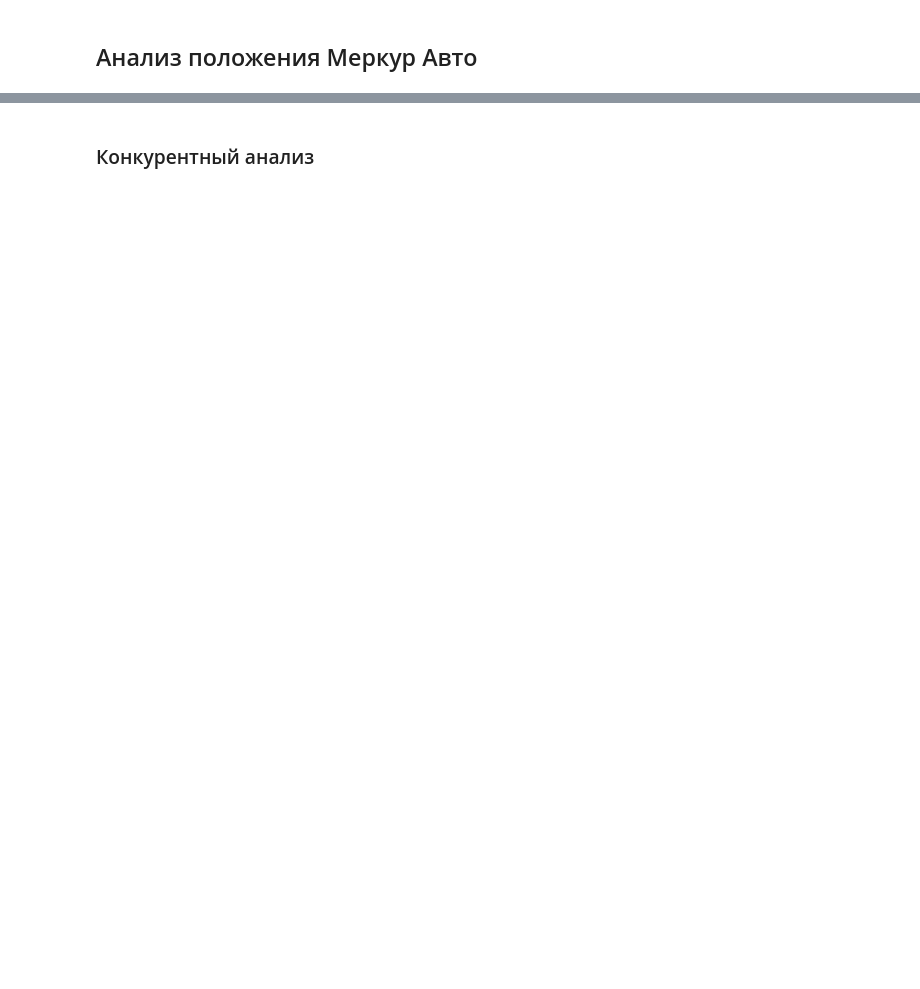
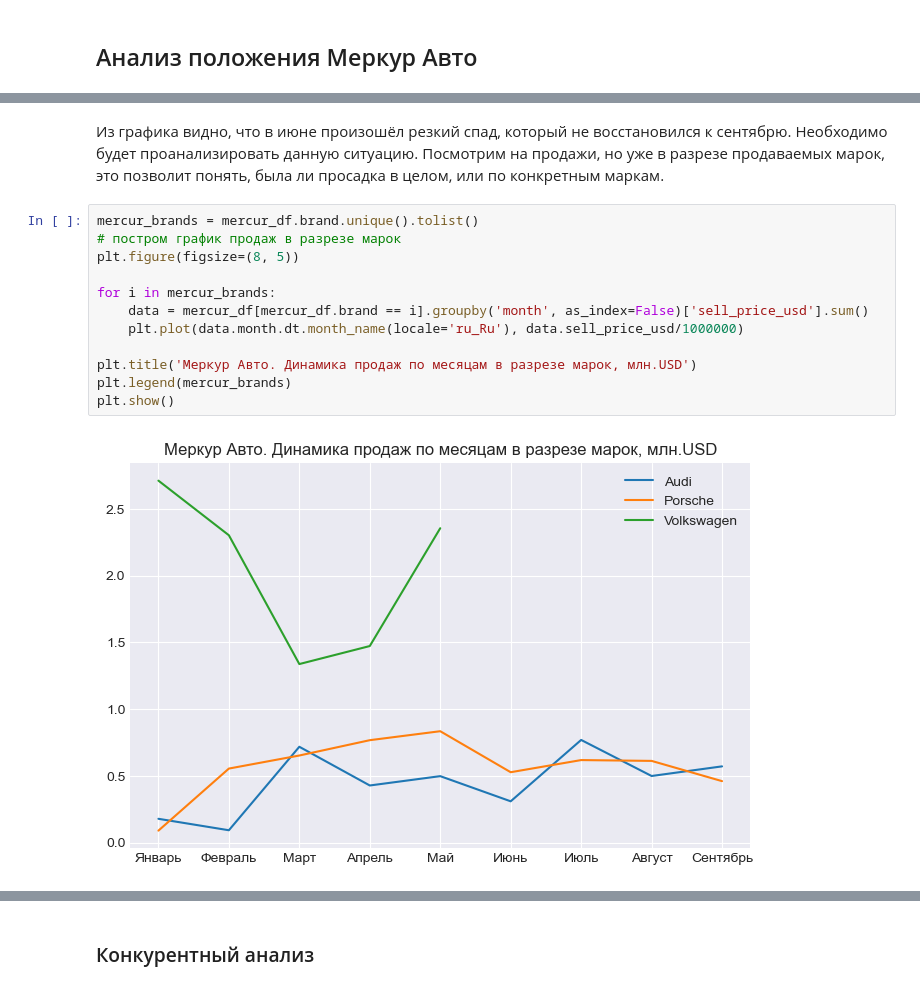
Before and after one commit to Kexxshas/pet_projects, a Jupyter notebook: car_sales_kz/car_sales_kz_2019.ipynb, the cells around one changed output, grey strips where cells are left out. Drawn from its saved outputs; the diff is of its cells as text; blank space fills up the shorter version.

```diff
--- a/car_sales_kz/car_sales_kz_2019.ipynb
+++ b/car_sales_kz/car_sales_kz_2019.ipynb
@@ -1593,0 +1675,16 @@ display(rfm[rfm.fm== '33'].groupby('brand').model.unique().reset_index())
+# %% [markdown]
+Из графика видно, что в июне произошёл резкий спад, который не восстановился к сентябрю. Необходимо будет проанализировать данную ситуацию. Посмотрим на продажи, но уже в разрезе продаваемых марок, это позволит понять, была ли просадка в целом, или по конкретным маркам.
+# %%
+mercur_brands = mercur_df.brand.unique().tolist()
+# постром график продаж в разрезе марок
+plt.figure(figsize=(8, 5))
+
+for i in mercur_brands:
+    data = mercur_df[mercur_df.brand == i].groupby('month', as_index=False)['sell_price_usd'].sum()
+    plt.plot(data.month.dt.month_name(locale='ru_Ru'), data.sell_price_usd/1000000)
+
+plt.title('Меркур Авто. Динамика продаж по месяцам в разрезе марок, млн.USD')
+plt.legend(mercur_brands)
+plt.show()
+# %% [output]
+[figure, added]
```
Also changed, not shown: parts of 42 cells of this notebook, 1 other file.
